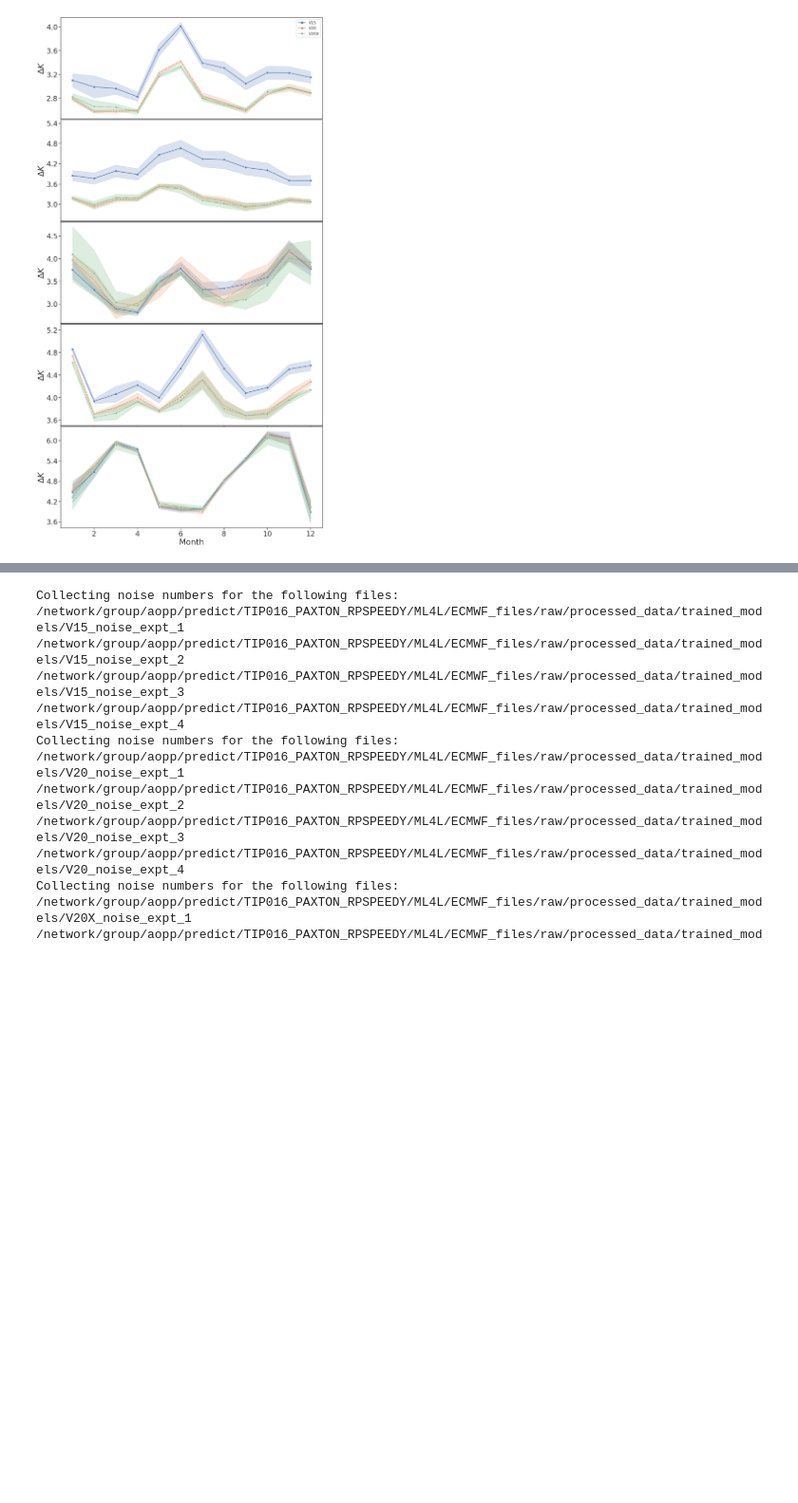
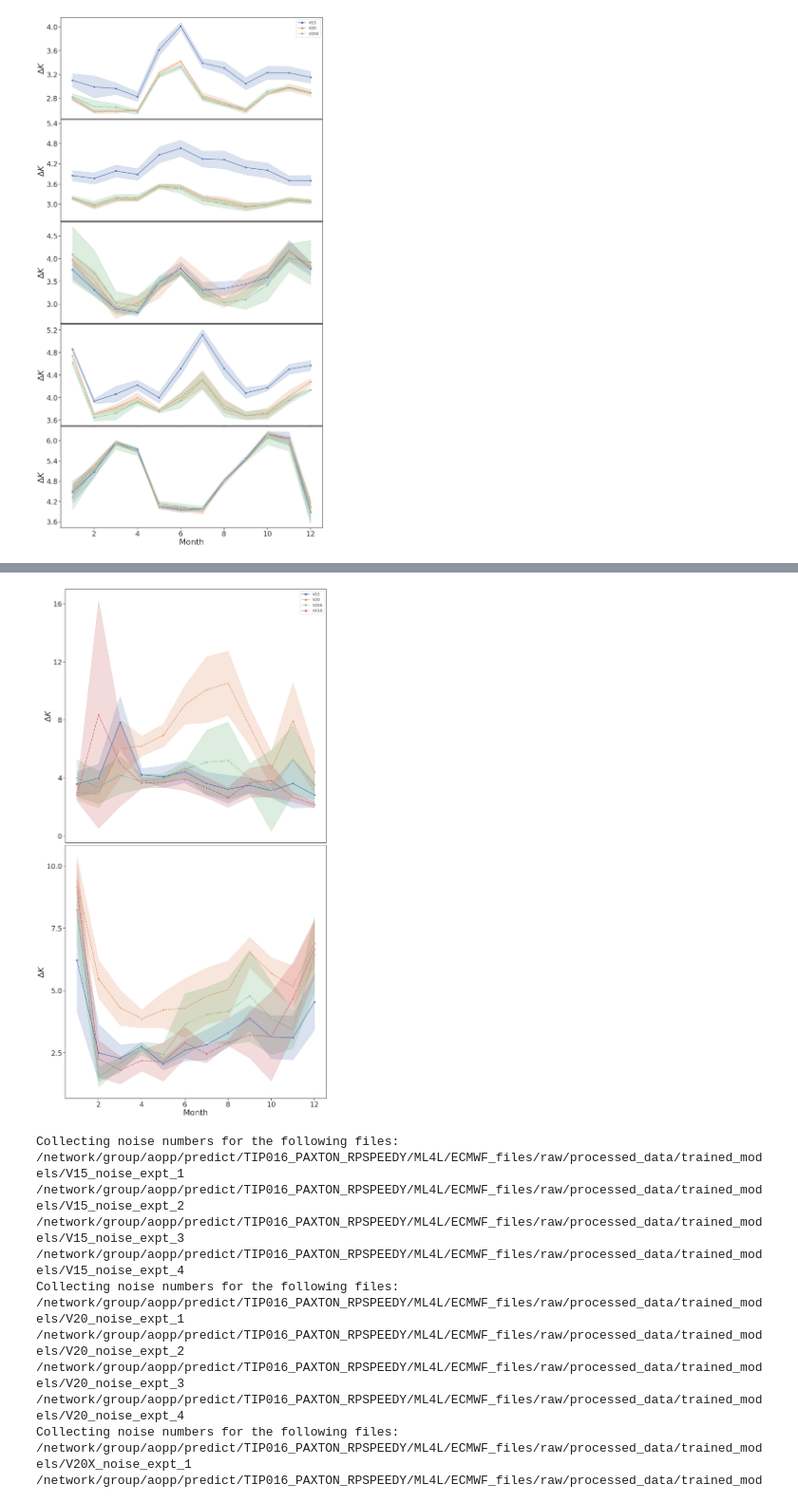
Before and after one commit to tomkimpson/ML4L, a Jupyter notebook: notebooks/revisions/noise_calculations.ipynb, the cells around one changed output, grey strips where cells are left out. Shown at 95% size. Drawn from its saved outputs; the diff is of its cells as text; code cells hidden in the pictures; blank space fills up the shorter version.

Commit message:
single timeseries

```diff
--- a/notebooks/revisions/noise_calculations.ipynb
+++ b/notebooks/revisions/noise_calculations.ipynb
@@ -281,3 +388,62 @@ plt.savefig(f"images/new_timeseries_noise.png", bbox_inches="tight",dpi=300)
+# %%
+import matplotlib.pyplot as plt
+import seaborn as sns
+
+
+#h,w = 12,8
+#fig, ax = plt.subplots(nrows=1, ncols=1, figsize=(h,w),sharex=True)
+h,w = 20,2*20
+
+sns.set_theme(context='talk',
+              style='ticks',
+              palette='deep',
+              rc={'figure.figsize':(h,w)}
+              )
+
+fig, (ax1,ax2) = plt.subplots(nrows=2, ncols=1, figsize=(h,w),sharex=True)
+
+p1 = sns.lineplot(data=df_SLC, x="month", y='prediction_error',hue='model', style='model',ax=ax1,markers=True,errorbar='sd')
+p2 = sns.lineplot(data=df_chott, x="month", y='prediction_error',hue='model', style='model',ax=ax2,markers=True,errorbar='sd')
+
+
+# ALL AXES
+for ax in [ax1,ax2]:
+    ax.set_ylabel(r"$\Delta K$",fontsize=34)
+    ax.tick_params(labelsize=30)
+    ax.legend().set_visible(False)
+    ax.yaxis.set_major_locator(plt.MaxNLocator(5))
+
+
+
+
+for ax in [ax1]:
+    ax.tick_params(
+                  axis='x',          # changes apply to the x-axis
+                  which='both',      # both major and minor ticks are affected
+                  bottom=False,      # ticks along the bottom edge are off
+                  top=False,         # ticks along the top edge are off
+                  labelbottom=False) # labels along the bottom edge are o
+
+
+
+
+# AX1
+ax1.legend().set_title(None)
+
+#AX2
+ax2.set_xlabel("Month",fontsize=34)
+
+
+#hacky
+#ax2.set_ylim(2.5,5.5)
+
+plt.subplots_adjust(wspace=0.01, hspace=0.01)
+
+
+
+plt.savefig(f"images/timeseries_slc_chott.png", bbox_inches="tight",dpi=300)
+# %% [output]
+[figure, added]
 # %%
 dfV15 = collect_noise_numbers("V15")
 dfV20 = collect_noise_numbers("V20")
```
Also changed, not shown: parts of 9 cells of this notebook, 1 other file.
